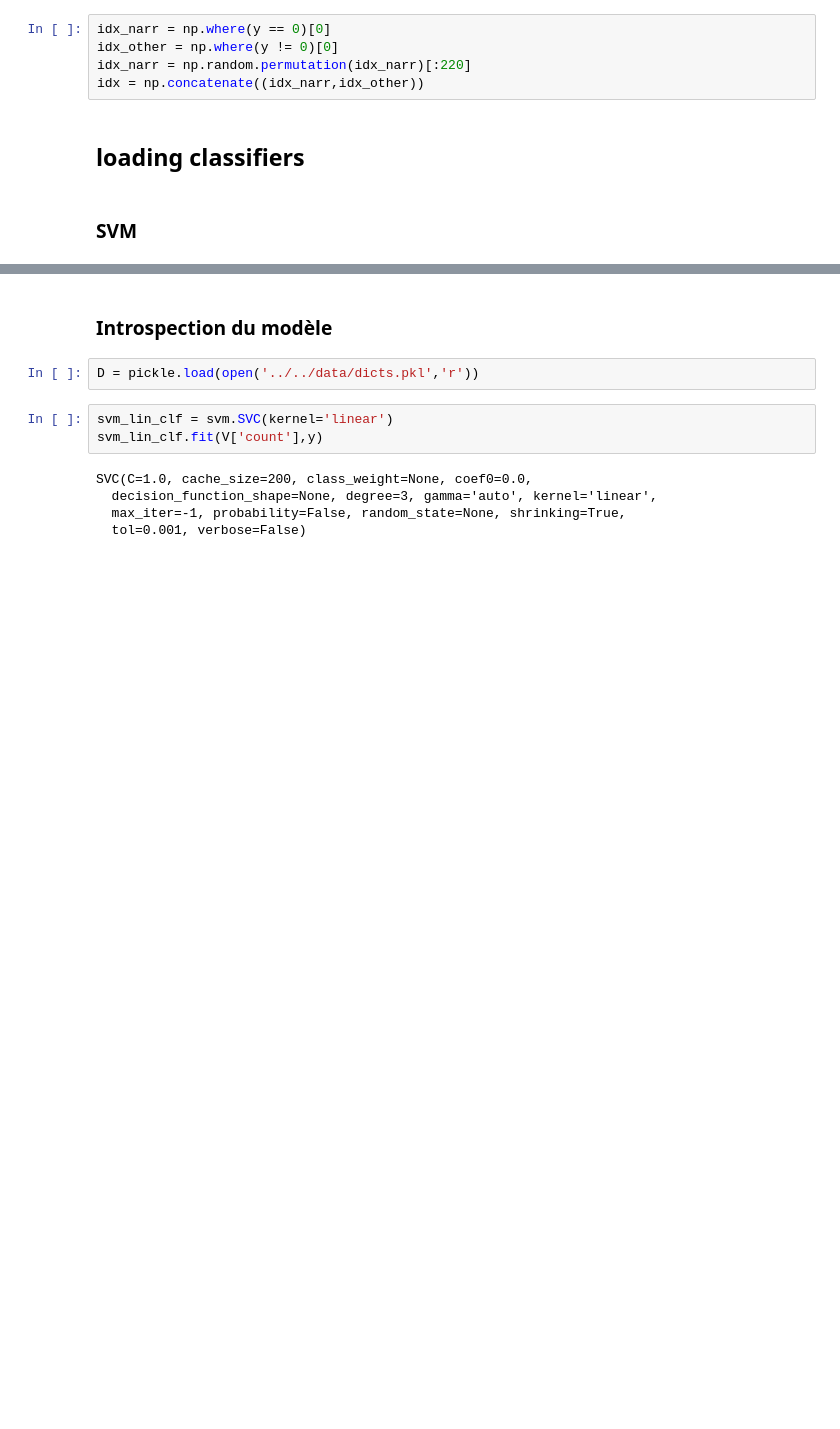
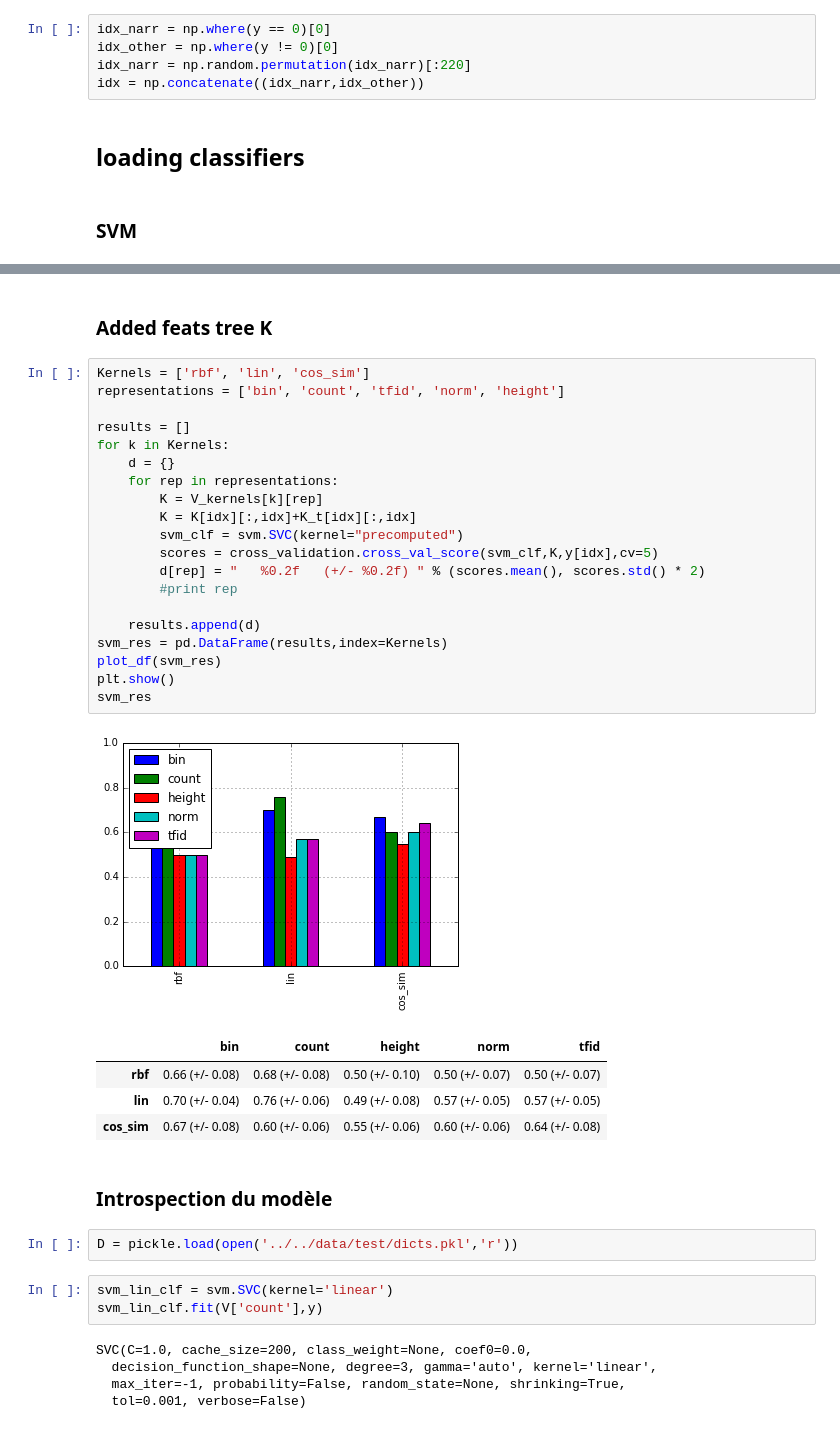
Before and after one commit to emited/discourseAnalysis, a Jupyter notebook: code/experiments.ipynb, the cells around one changed output, grey strips where cells are left out. Cells and saved outputs as stored; diff of their text form; blank space fills up the shorter version.

```diff
--- a/code/experiments.ipynb
+++ b/code/experiments.ipynb
@@ -60,7 +89,35 @@ svm_res
+# %% [markdown]
+### Added feats tree K
+# %%
+Kernels = ['rbf', 'lin', 'cos_sim']
+representations = ['bin', 'count', 'tfid', 'norm', 'height']
+
+results = []
+for k in Kernels:
+    d = {}
+    for rep in representations:
+        K = V_kernels[k][rep]
+        K = K[idx][:,idx]+K_t[idx][:,idx]
+        svm_clf = svm.SVC(kernel="precomputed")
+        scores = cross_validation.cross_val_score(svm_clf,K,y[idx],cv=5)
+        d[rep] = "   %0.2f   (+/- %0.2f) " % (scores.mean(), scores.std() * 2)
+        #print rep
+
+    results.append(d)
+svm_res = pd.DataFrame(results,index=Kernels)
+plot_df(svm_res)
+plt.show()
+svm_res
+# %% [output]
+[figure, added]
+|  | bin | count | height | norm | tfid |
+| rbf | 0.66 (+/- 0.08) | 0.68 (+/- 0.08) | 0.50 (+/- 0.10) | 0.50 (+/- 0.07) | 0.50 (+/- 0.07) |
+| lin | 0.70 (+/- 0.04) | 0.76 (+/- 0.06) | 0.49 (+/- 0.08) | 0.57 (+/- 0.05) | 0.57 (+/- 0.05) |
+| cos_sim | 0.67 (+/- 0.08) | 0.60 (+/- 0.06) | 0.55 (+/- 0.06) | 0.60 (+/- 0.06) | 0.64 (+/- 0.08) |
 # %% [markdown]
 ### Introspection du modèle
 # %%
-D = pickle.load(open('../../data/dicts.pkl','r'))
+D = pickle.load(open('../../data/test/dicts.pkl','r'))
 # %%
 svm_lin_clf = svm.SVC(kernel='linear')
 svm_lin_clf.fit(V['count'],y)
```
Also changed, not shown: parts of 17 cells of this notebook, 2 other files.
